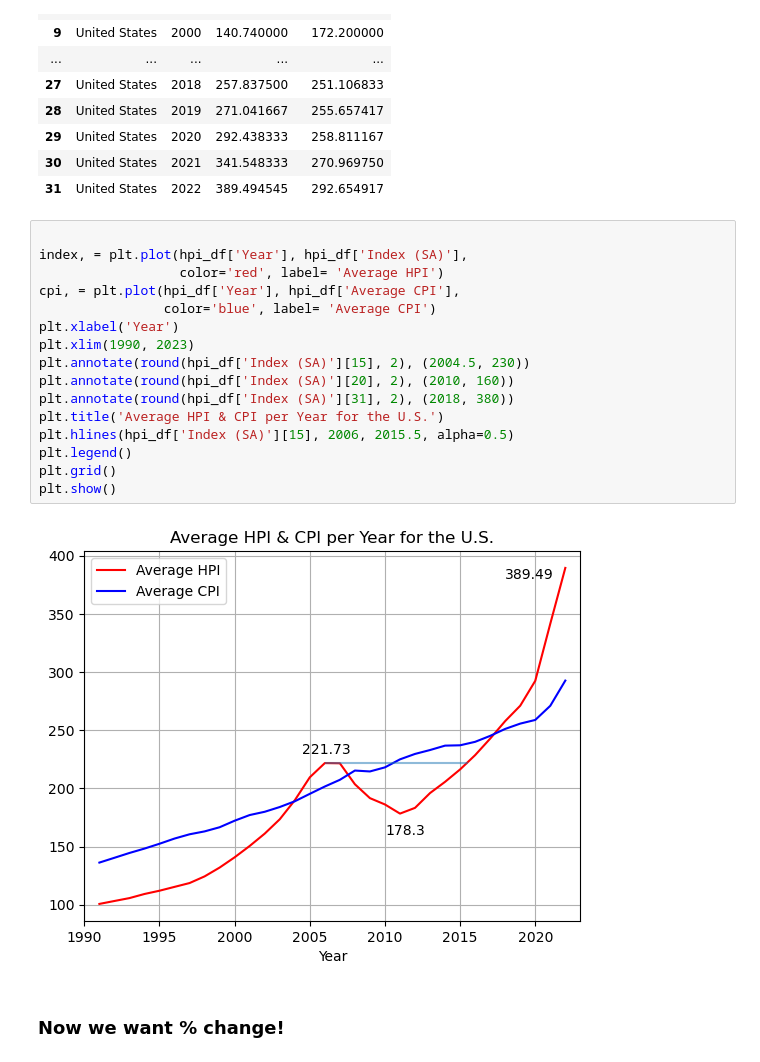
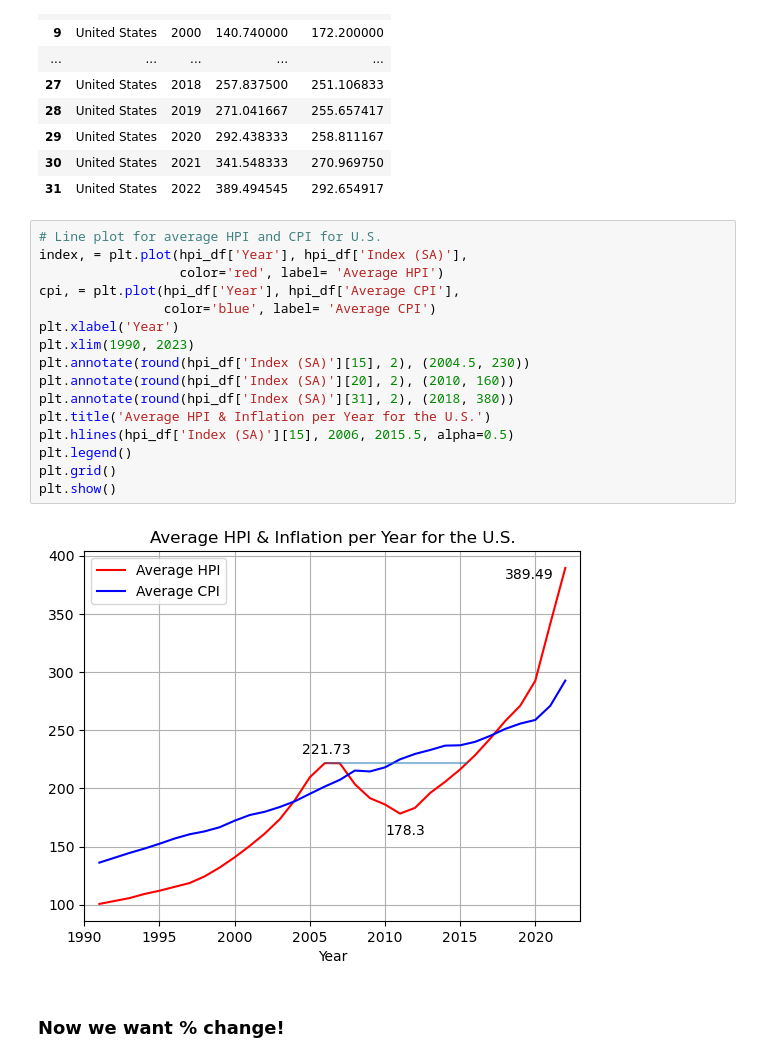
Before and after one commit to wpreeti/Group-8_Project, a Jupyter notebook: HpiCpi_viz/hpi_cpi_viz.ipynb, the cells around one changed output. Drawn from its saved outputs; the diff is of its cells as text.

```diff
--- a/HpiCpi_viz/hpi_cpi_viz.ipynb
+++ b/HpiCpi_viz/hpi_cpi_viz.ipynb
@@ -29,23 +30,23 @@ hpi_df
 | 30 | United States | 2021 | 341.548333 | 270.969750 |
 | 31 | United States | 2022 | 389.494545 | 292.654917 |
 # %%
-
+# Line plot for average HPI and CPI for U.S.
 index, = plt.plot(hpi_df['Year'], hpi_df['Index (SA)'],
                   color='red', label= 'Average HPI')
 cpi, = plt.plot(hpi_df['Year'], hpi_df['Average CPI'],
                 color='blue', label= 'Average CPI')
 plt.xlabel('Year')
 plt.xlim(1990, 2023)
 plt.annotate(round(hpi_df['Index (SA)'][15], 2), (2004.5, 230))
 plt.annotate(round(hpi_df['Index (SA)'][20], 2), (2010, 160))
 plt.annotate(round(hpi_df['Index (SA)'][31], 2), (2018, 380))
-plt.title('Average HPI & CPI per Year for the U.S.')
+plt.title('Average HPI & Inflation per Year for the U.S.')
 plt.hlines(hpi_df['Index (SA)'][15], 2006, 2015.5, alpha=0.5)
 plt.legend()
 plt.grid()
 plt.show()
 # %% [output]
-[figure, old version]
+[figure, new version]
 # %% [markdown]
 ### Now we want % change!
 # %%
```
Also changed, not shown: parts of 10 cells of this notebook.
